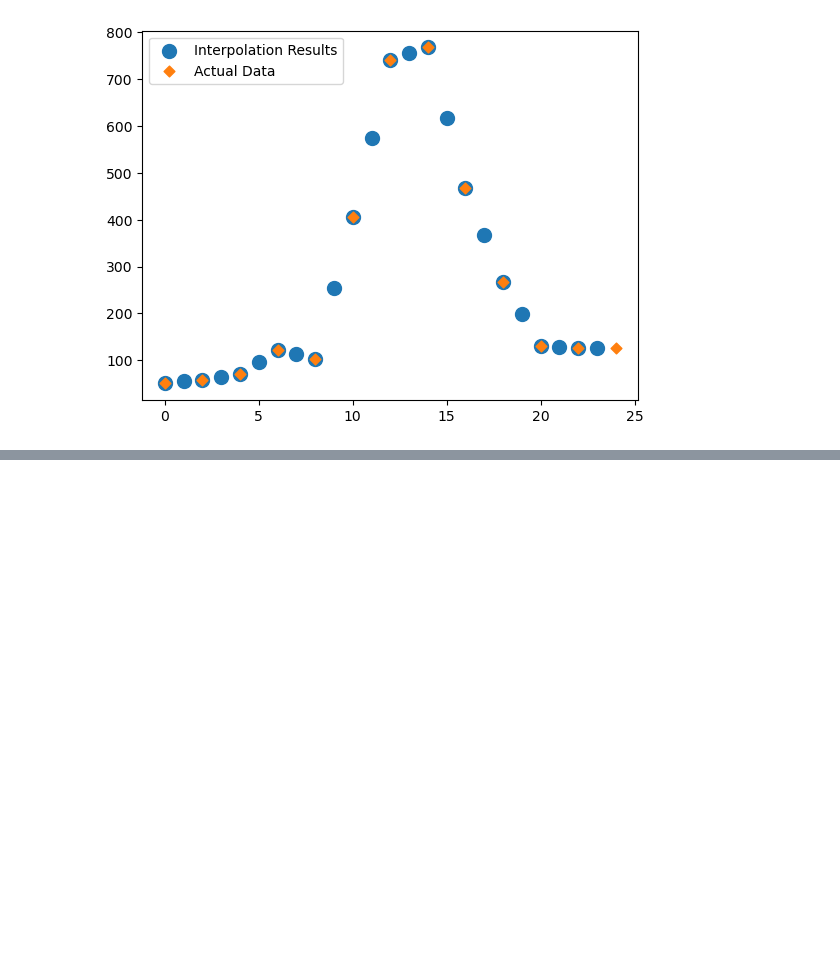
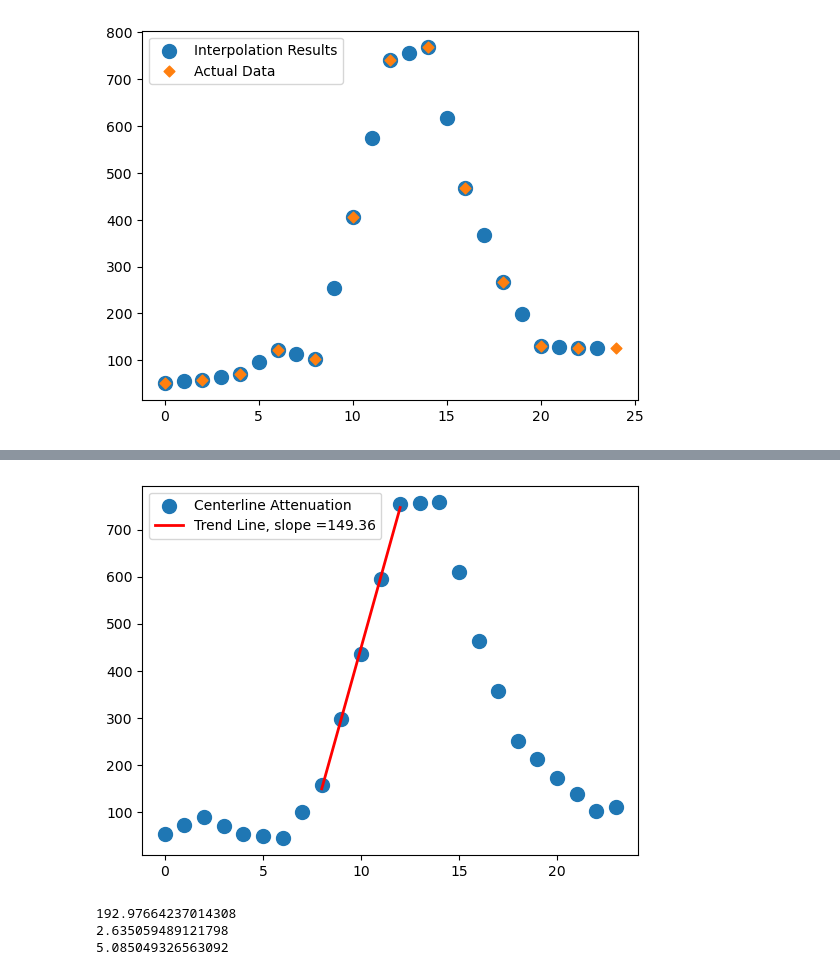
Before and after one commit to aseresti/ContrastDispersion, a Jupyter notebook: scripts/TestAutoPipeline.ipynb, the cells around one changed output, grey strips where cells are left out. Cells and saved outputs as stored; diff of their text form; code cells hidden in the pictures; blank space fills up the shorter version.

Commit message:
Velocity and Flow estimation

```diff
--- a/scripts/TestAutoPipeline.ipynb
+++ b/scripts/TestAutoPipeline.ipynb
@@ -493,0 +520,32 @@ for idx in indeces_l:
+# %%
+upslope_begins = 8
+upslope_ends = 13
+
+array = UpperMeanArrays[list(UpperMeanArrays.keys())[0]]
+
+Upslope = array[upslope_begins:upslope_ends]
+count = [i for i in range(len(array))]
+count_upslope = [i for i in range(upslope_begins, upslope_ends)]
+
+plt.figure()
+plt.scatter(count, array, marker = 'o', s = 100, label = "Centerline Attenuation")
+x_fit = np.linspace(min(count_upslope), max(count_upslope), 100).reshape(-1,1)
+slope_t, intercept, _, _, _ = linregress(count_upslope, Upslope)
+y_fit = slope_t * x_fit + intercept
+plt.plot(x_fit, y_fit, 'r-', linewidth=2, label= f"Trend Line, slope ={int(slope*100)/100}")
+
+plt.legend()
+plt.show()
+# %% [output]
+[figure, added]
+# %%
+velocity = abs(slope_t/slope_s)
+flow_rate = velocity*Area/100
+
+print(velocity)
+print(Area)
+print(flow_rate)
+# %% [output]
+192.97664237014308
+2.635059489121798
+5.085049326563092
```
Also changed, not shown: parts of 5 cells of this notebook.
